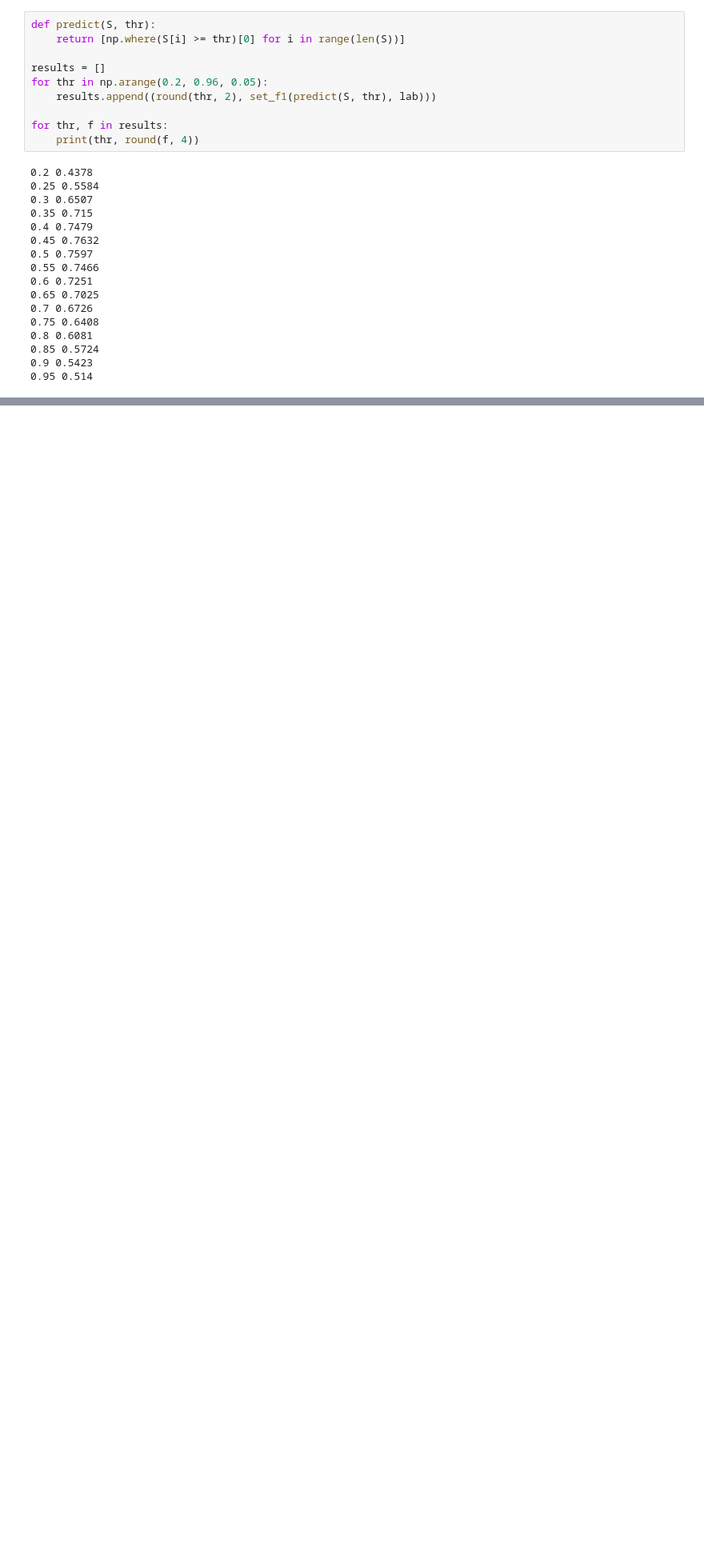
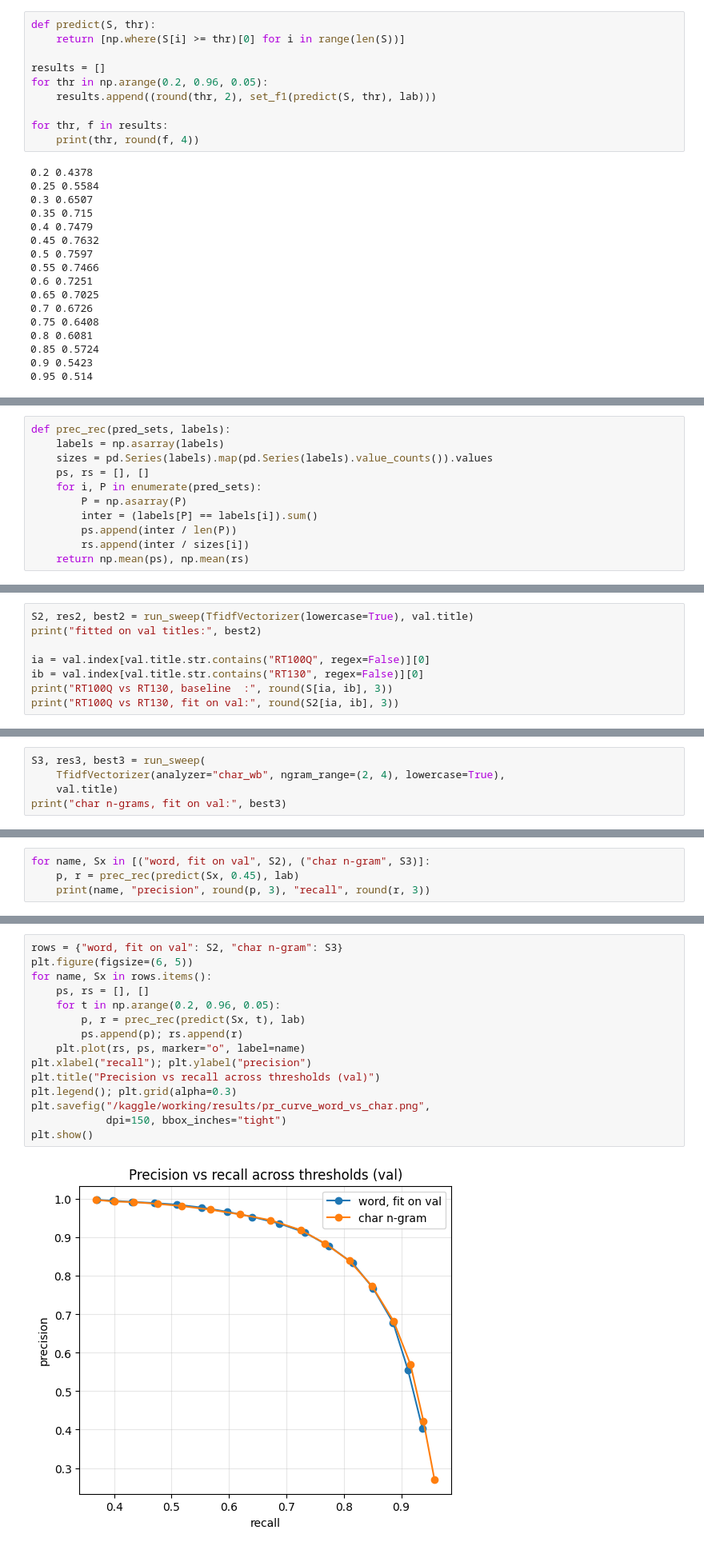
Before and after one commit to vector298/WEC_Task_submission, a Jupyter notebook: mandatory-tasks/shopee-product-matching/Part_B/notebook.ipynb, the cells around one changed output, grey strips where cells are left out. Shown at 80% size. Cells and saved outputs as stored; diff of their text form; blank space fills up the shorter version.

Commit message:
Part B: notebook, results plots and experiment table

```diff
--- a/mandatory-tasks/shopee-product-matching/Part_B/notebook.ipynb
+++ b/mandatory-tasks/shopee-product-matching/Part_B/notebook.ipynb
@@ -201,0 +294,11 @@ for thr, f in results:
+# %%
+def prec_rec(pred_sets, labels):
+    labels = np.asarray(labels)
+    sizes = pd.Series(labels).map(pd.Series(labels).value_counts()).values
+    ps, rs = [], []
+    for i, P in enumerate(pred_sets):
+        P = np.asarray(P)
+        inter = (labels[P] == labels[i]).sum()
+        ps.append(inter / len(P))
+        rs.append(inter / sizes[i])
+    return np.mean(ps), np.mean(rs)
@@ -201,0 +341,8 @@ for thr, f in results:
+# %%
+S2, res2, best2 = run_sweep(TfidfVectorizer(lowercase=True), val.title)
+print("fitted on val titles:", best2)
+
+ia = val.index[val.title.str.contains("RT100Q", regex=False)][0]
+ib = val.index[val.title.str.contains("RT130", regex=False)][0]
+print("RT100Q vs RT130, baseline  :", round(S[ia, ib], 3))
+print("RT100Q vs RT130, fit on val:", round(S2[ia, ib], 3))
@@ -201,0 +376,5 @@ for thr, f in results:
+# %%
+S3, res3, best3 = run_sweep(
+    TfidfVectorizer(analyzer="char_wb", ngram_range=(2, 4), lowercase=True),
+    val.title)
+print("char n-grams, fit on val:", best3)
@@ -201,0 +447,4 @@ for thr, f in results:
+# %%
+for name, Sx in [("word, fit on val", S2), ("char n-gram", S3)]:
+    p, r = prec_rec(predict(Sx, 0.45), lab)
+    print(name, "precision", round(p, 3), "recall", round(r, 3))
@@ -201,0 +454,17 @@ for thr, f in results:
+# %%
+rows = {"word, fit on val": S2, "char n-gram": S3}
+plt.figure(figsize=(6, 5))
+for name, Sx in rows.items():
+    ps, rs = [], []
+    for t in np.arange(0.2, 0.96, 0.05):
+        p, r = prec_rec(predict(Sx, t), lab)
+        ps.append(p); rs.append(r)
+    plt.plot(rs, ps, marker="o", label=name)
+plt.xlabel("recall"); plt.ylabel("precision")
+plt.title("Precision vs recall across thresholds (val)")
+plt.legend(); plt.grid(alpha=0.3)
+plt.savefig("/kaggle/working/results/pr_curve_word_vs_char.png",
+            dpi=150, bbox_inches="tight")
+plt.show()
+# %% [output]
+[figure, added]
```
Also changed, not shown: parts of 33 cells of this notebook, 4 other files.
